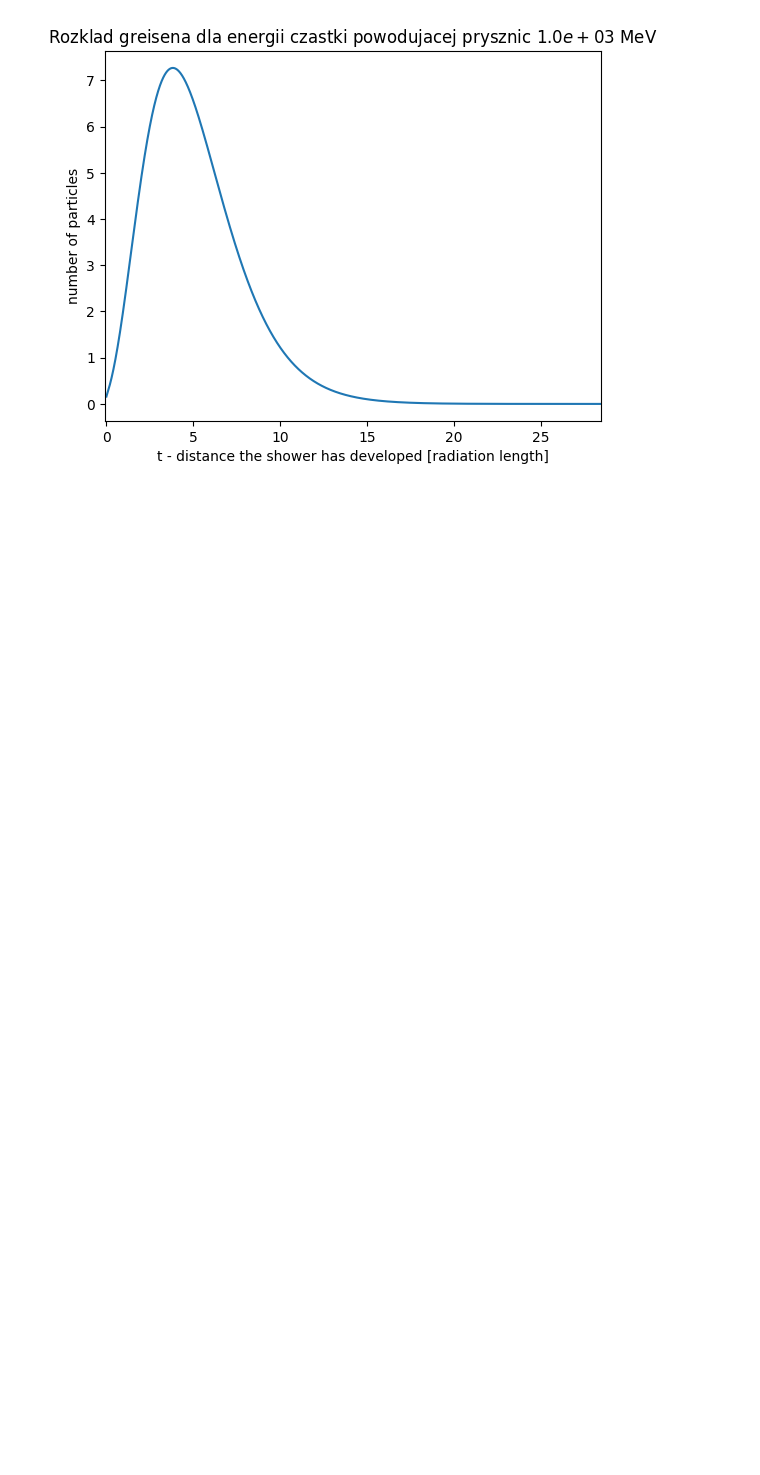
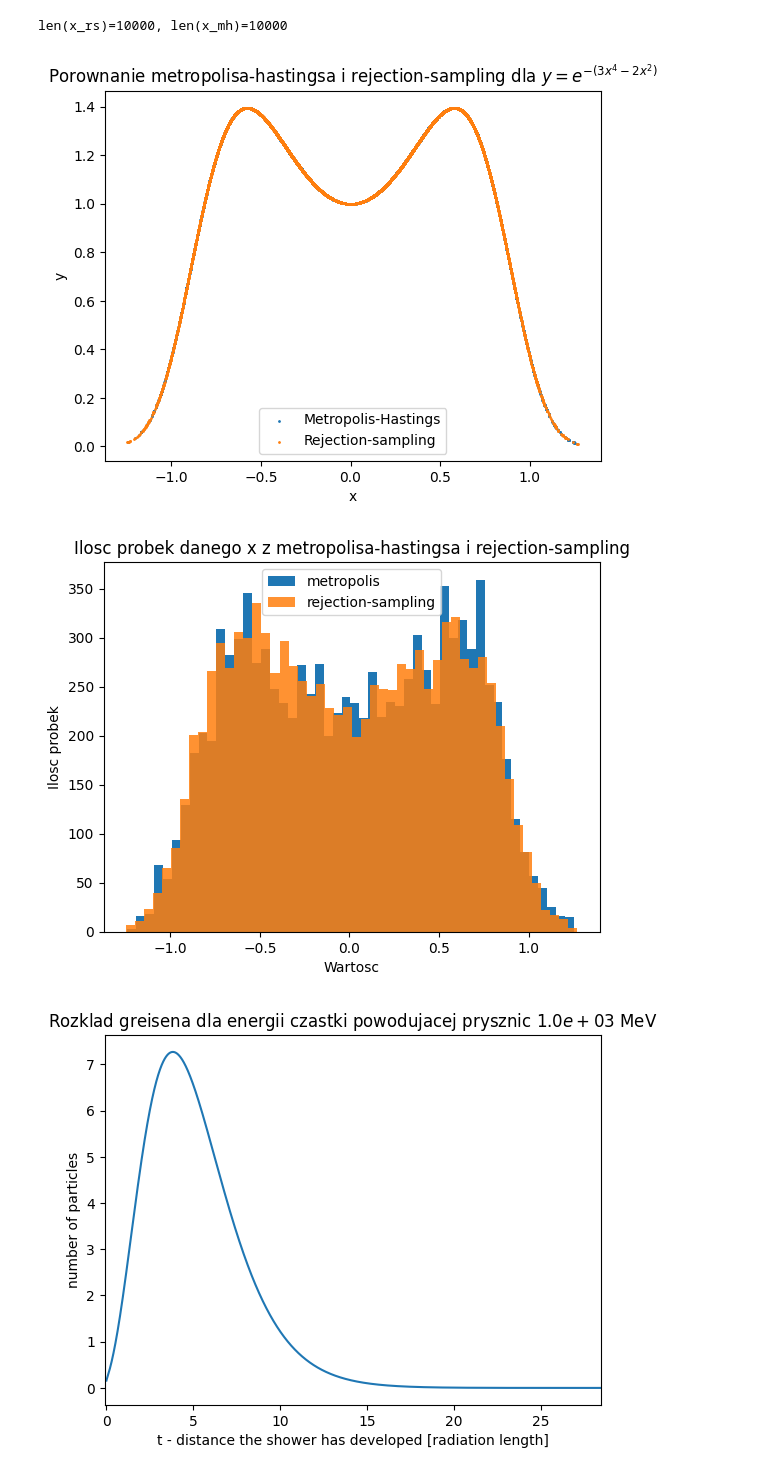
Before and after one commit to kluski777/PraktykiGAN, a Jupyter notebook: walidacja_funkcji.ipynb, the cells around one changed output. Drawn from its saved outputs; the diff is of its cells as text; code cells hidden in the pictures; blank space fills up the shorter version.

```diff
--- a/walidacja_funkcji.ipynb
+++ b/walidacja_funkcji.ipynb
@@ -82 +92,31 @@ len(x_rs)=10000, len(x_mh)=10000
+# %%
+from walidacja_funkcji import *
+
+X0 = 1.757 # cm https://pdg.web.cern.ch/pdg/2020/AtomicNuclearProperties/HTML/iron_Fe.html
+
+x_mh, y_mh = metropolis_hastings_probing(jakis_rozklad, 10_000)
+x_rs, y_rs = rejection_sampling_probing(jakis_rozklad, 10_000, 0.01)
+
+print(f'{len(x_rs)=}, {len(x_mh)=}')
+
+plt.title(r'Porownanie metropolisa-hastingsa i rejection-sampling dla $y = e^{-(3x^4 - 2x^2)}$')
+plt.scatter(x_mh, y_mh, label='Metropolis-Hastings', s=1)
+plt.scatter(x_rs, y_rs, label='Rejection-sampling', s=1)
+plt.legend()
+plt.xlabel('x')
+plt.ylabel('y')
+plt.savefig('./Wykresy/Walidacja/porownanie_moj_rozklad.jpg')
+
+plt.figure()
+plt.title('Ilosc probek danego x z metropolisa-hastingsa i rejection-sampling')
+plt.hist(x_mh, bins=50, label='metropolis')
+plt.hist(x_rs, bins=50, label='rejection-sampling', alpha=0.85)
+plt.legend()
+plt.xlabel('Wartosc')
+plt.ylabel('Ilosc probek')
+plt.savefig('./Wykresy/Walidacja/porownanie_moj_rozklad_histogram.jpg')
+# %% [output]
+len(x_rs)=10000, len(x_mh)=10000
+[figure, added]
+[figure, added]
 # %%
```
Also changed, not shown: parts of 3 cells of this notebook, 7 other files.
